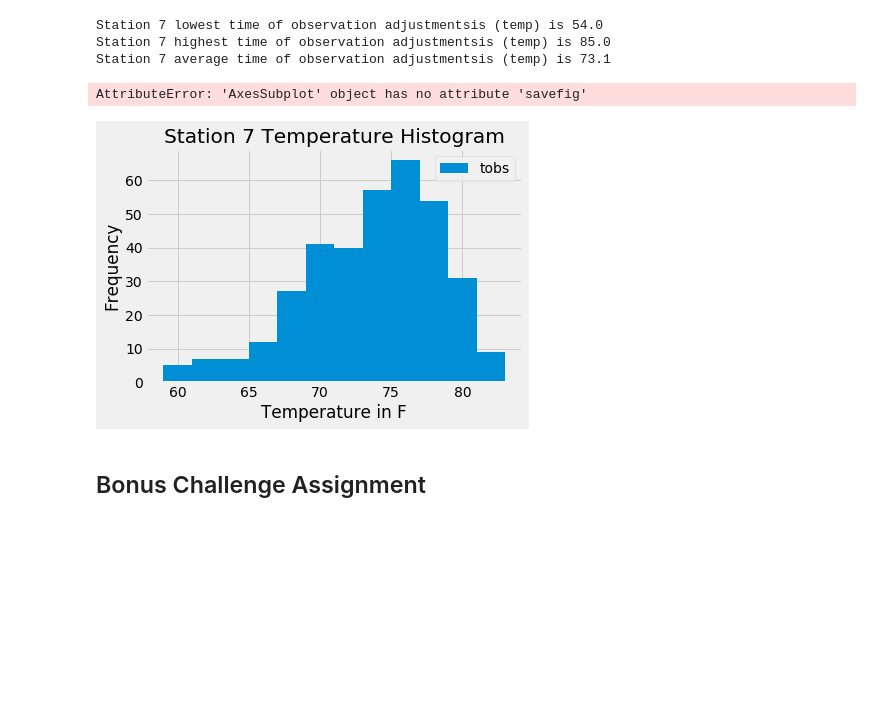
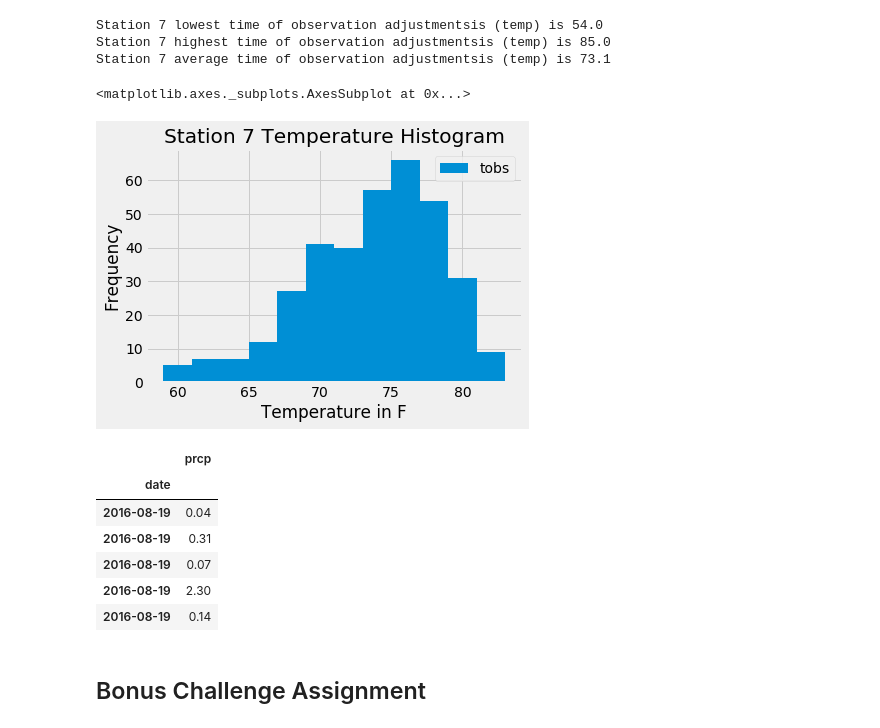
Before and after one commit to GStout17/sqlalchemy-challenge, a Jupyter notebook: climate_starter.ipynb, the cells around one changed output. Cells and saved outputs as stored; diff of their text form; code cells hidden in the pictures; blank space fills up the shorter version.

Commit message:
solved prcp query with date/score

```diff
--- a/climate_starter.ipynb
+++ b/climate_starter.ipynb
@@ -175,11 +176,34 @@ temp_chart.set_xlabel('Temperature in F')
 temp_chart
 
 # Trouble saving figure
-fig = temp_chart
-fig.savefig("Temperature-Chart.png")
+# fig = temp_chart
+# fig.savefig("Temperature-Chart.png")
 # %% [output]
-AttributeError: 'AxesSubplot' object has no attribute 'savefig'
+<matplotlib.axes._subplots.AxesSubplot at 0x...>
 [figure]
+# %%
+# Perform a query to retrieve the data and precipitation scores
+# Query measurment data and prcp, filter the date
+precipitation_results = session.query(Measurement.date, Measurement.prcp).\
+    filter(Measurement.date > one_year)
+
+# Setting index
+precipitation_df = pd.DataFrame(precipitation_results)
+precipitation_df = precipitation_df.set_index('date')
+
+# Sort the dataframe by date
+precipitation_df = precipitation_df.sort_index(axis=0)
+
+# Print
+precipitation_df.head()
+# %% [output]
+|  | prcp |
+| date |  |
+| 2016-08-19 | 0.04 |
+| 2016-08-19 | 0.31 |
+| 2016-08-19 | 0.07 |
+| 2016-08-19 | 2.30 |
+| 2016-08-19 | 0.14 |
 # %% [markdown]
 ## Bonus Challenge Assignment
 # %%
```
Also changed, not shown: parts of 1 cell of this notebook.
